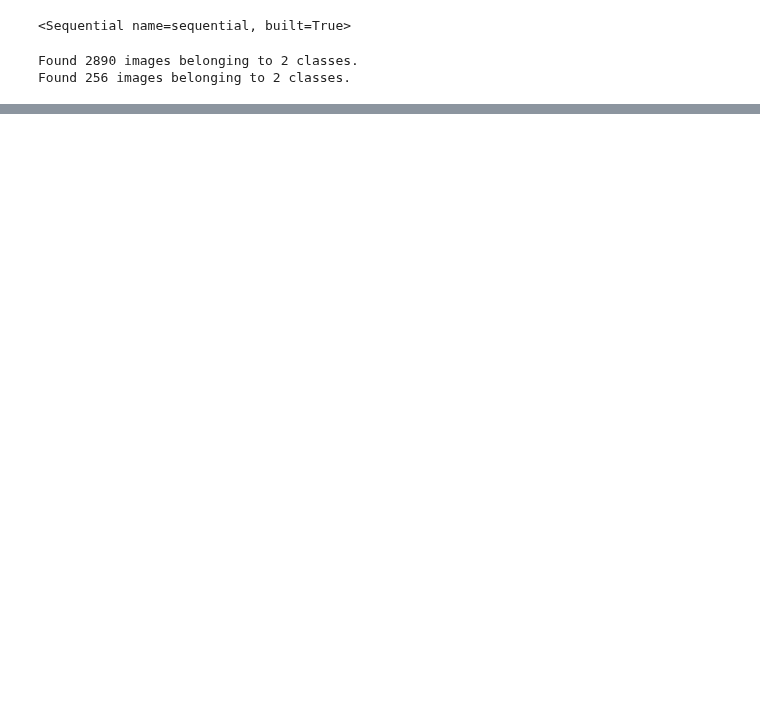
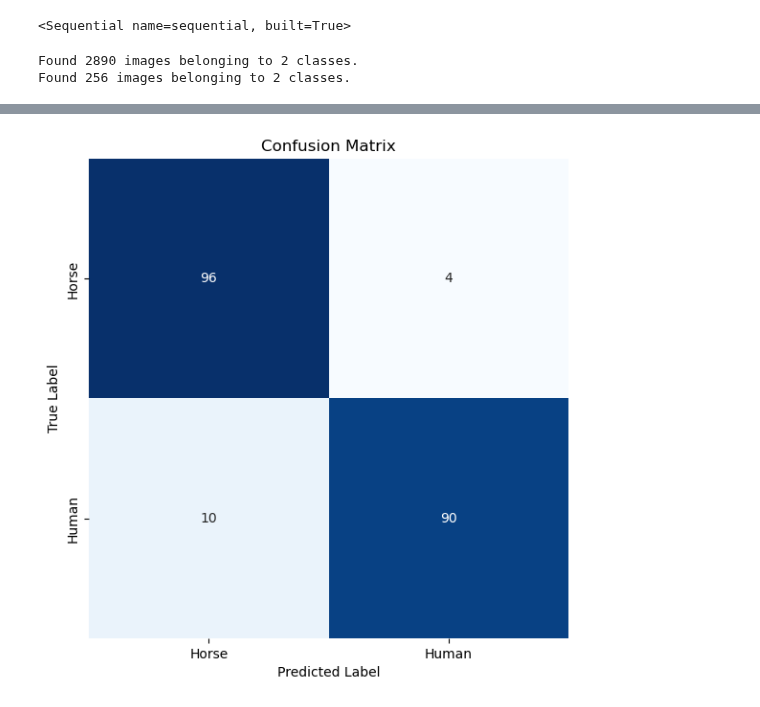
Before and after one commit to DonginJeon/Chunjae_edu, a Jupyter notebook: 05_Deep_Learning/04_Image_Classifier/load_attempt.ipynb, the cells around one changed output, grey strips where cells are left out. Cells and saved outputs as stored; diff of their text form; code cells hidden in the pictures; blank space fills up the shorter version.

```diff
--- a/05_Deep_Learning/04_Image_Classifier/load_attempt.ipynb
+++ b/05_Deep_Learning/04_Image_Classifier/load_attempt.ipynb
@@ -85,0 +125,69 @@ print(predictions >= cutoff)
+# %%
+dlist = "./dataset/test/"
+predict_list = [
+    f for f in os.listdir(dlist) if f.lower().endswith(("jpg", "jpeg", "png", "webp"))
+]  # 이미지 파일만 선택
+# 실제 레이블 설정 (파일 이름에 따라 설정)
+true_labels = []
+for file_name in predict_list:
+    if (
+        "human" in file_name or "사람" in file_name
+    ):  # 사람을 나타내는 파일명에 따라 레이블 설정
+        true_labels.append(1)  # 사람 -> 1
+    elif (
+        "horse" in file_name or "말" in file_name
+    ):  # 말을 나타내는 파일명에 따라 레이블 설정
+        true_labels.append(0)  # 말 -> 0
+print(f"레이블 개수: {len(true_labels)}, 이미지 파일 개수: {len(predict_list)}")
+# 실제 레이블과 예측할 이미지 개수가 일치하는지 확인
+assert len(true_labels) == len(
+    predict_list
+), "레이블과 이미지 파일 개수가 일치하지 않습니다."
+# 이미지 전처리
+img = [cv2.imread(dlist + i) for i in predict_list]
+img = [cv2.resize(i, (300, 300)) for i in img]  # 모델 입력 크기에 맞게 이미지 크기 조정
+img = np.array(img)
+img = img.astype("float32") / 255.0  # 정규화
+# 모델 분류
+cutoff = 0.5  # 분류 기준점
+predictions = model.predict(img)  # 모델의 예측 값 반환
+# 예측 레이블 및 혼동 행렬 생성용 데이터
+predicted_labels = []
+correct_count = 0
+total_count = len(predictions)
+for idx, prediction in enumerate(predictions):
+    file_name = predict_list[idx]
+    # 예측 확률 및 레이블 처리 (바이너리 분류)
+    confidence = prediction[0]  # 이진 분류로 예측된 단일 확률 값을 사용
+    predicted_label = 1 if confidence >= cutoff else 0  # cutoff에 따른 예측 레이블
+    predicted_labels.append(predicted_label)  # 예측된 레이블 저장
+    # 실제 레이블과 예측 레이블을 비교
+    if predicted_label == true_labels[idx]:
+        correct_count += 1  # 맞춘 경우 카운트 증가
+    # 파일 이름과 확률 출력
+    if predicted_label == 1:
+        print(f"{file_name}: 사람, 확률: {confidence:.2f}")
+    else:
+        print(f"{file_name}: 말, 확률: {1 - confidence:.2f}")
+# 전체 맞춘 비율 (정확도) 계산
+accuracy = correct_count / total_count
+print(f"\n전체 맞춘 비율(정확도): {accuracy * 100:.2f}%")
+# 혼동 행렬 계산
+cm = confusion_matrix(true_labels, predicted_labels)
+# 혼동 행렬 시각화
+plt.figure(figsize=(6.5, 6.5))  # 기본 크기의 1.3배
+sns.heatmap(
+    cm,
+    annot=True,
+    fmt="d",
+    cmap="Blues",
+    cbar=False,
+    square=True,
+    xticklabels=["Horse", "Human"],
+    yticklabels=["Horse", "Human"],
+)
+plt.xlabel("Predicted Label")
+plt.ylabel("True Label")
+plt.title("Confusion Matrix")
+plt.show()
+# %% [output]
@@ -85,0 +211 @@ print(predictions >= cutoff)
+[figure, added]
```
Also changed, not shown: parts of 6 cells of this notebook, 3 other files.
